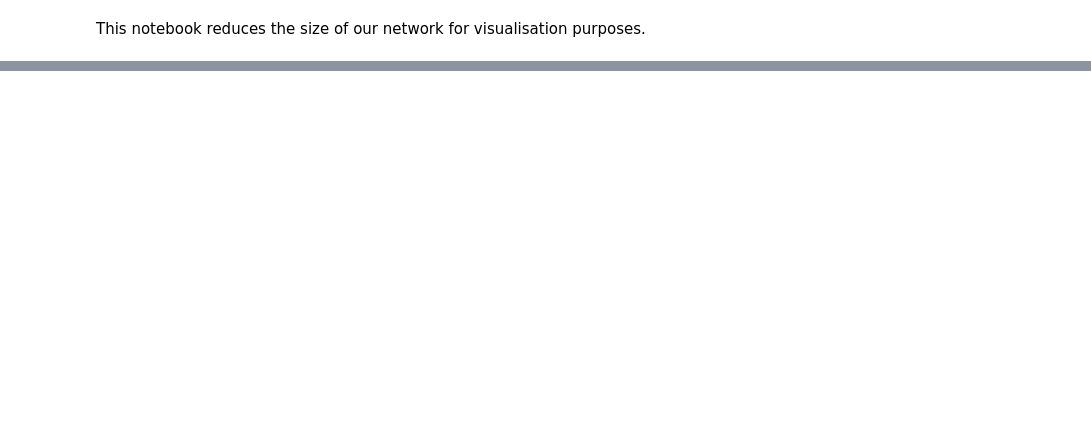
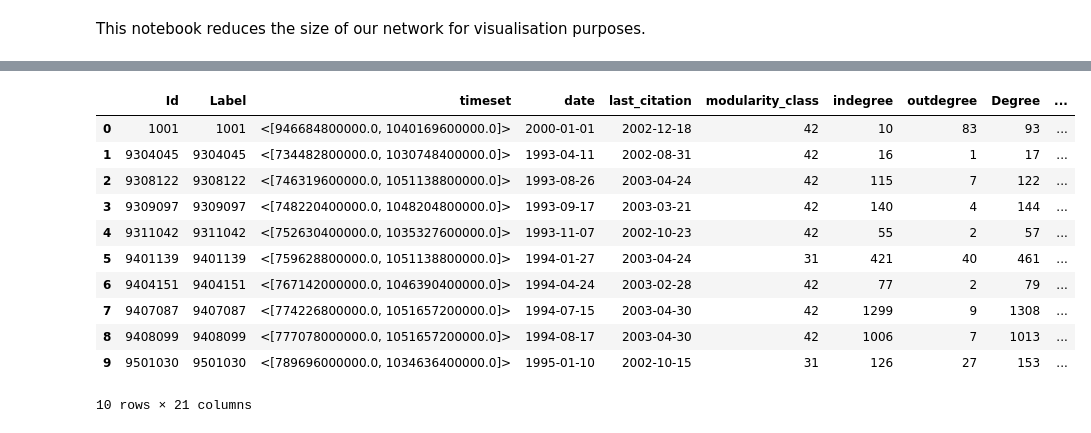
Before and after one commit to ajmaradiaga/dmsn-group15-citation-networks, a Jupyter notebook: exploring-nodes-centrality.ipynb, the cells around one changed output, grey strips where cells are left out. Saved outputs shown, nothing was run; the diff lists cells and outputs as text; code cells hidden in the pictures; blank space fills up the shorter version.

```diff
--- a/exploring-nodes-centrality.ipynb
+++ b/exploring-nodes-centrality.ipynb
@@ -25 +22,16 @@ display_df_with_bokeh(gephi_df, include_index=True)
+# %%
+gephi_df.head(10)
+# %% [output]
+|  | Id | Label | timeset | date | last_citation | modularity_class | indegree | outdegree | Degree | ... |
+| 0 | 1001 | 1001 | <[946684800000.0, 1040169600000.0]> | 2000-01-01 | 2002-12-18 | 42 | 10 | 83 | 93 | ... |
+| 1 | 9304045 | 9304045 | <[734482800000.0, 1030748400000.0]> | 1993-04-11 | 2002-08-31 | 42 | 16 | 1 | 17 | ... |
+| 2 | 9308122 | 9308122 | <[746319600000.0, 1051138800000.0]> | 1993-08-26 | 2003-04-24 | 42 | 115 | 7 | 122 | ... |
+| 3 | 9309097 | 9309097 | <[748220400000.0, 1048204800000.0]> | 1993-09-17 | 2003-03-21 | 42 | 140 | 4 | 144 | ... |
+| 4 | 9311042 | 9311042 | <[752630400000.0, 1035327600000.0]> | 1993-11-07 | 2002-10-23 | 42 | 55 | 2 | 57 | ... |
+| 5 | 9401139 | 9401139 | <[759628800000.0, 1051138800000.0]> | 1994-01-27 | 2003-04-24 | 31 | 421 | 40 | 461 | ... |
+| 6 | 9404151 | 9404151 | <[767142000000.0, 1046390400000.0]> | 1994-04-24 | 2003-02-28 | 42 | 77 | 2 | 79 | ... |
+| 7 | 9407087 | 9407087 | <[774226800000.0, 1051657200000.0]> | 1994-07-15 | 2003-04-30 | 42 | 1299 | 9 | 1308 | ... |
+| 8 | 9408099 | 9408099 | <[777078000000.0, 1051657200000.0]> | 1994-08-17 | 2003-04-30 | 42 | 1006 | 7 | 1013 | ... |
+| 9 | 9501030 | 9501030 | <[789696000000.0, 1034636400000.0]> | 1995-01-10 | 2002-10-15 | 31 | 126 | 27 | 153 | ... |
+10 rows × 21 columns
 # %%
```
Also changed, not shown: parts of 8 cells of this notebook, 2 other files.
